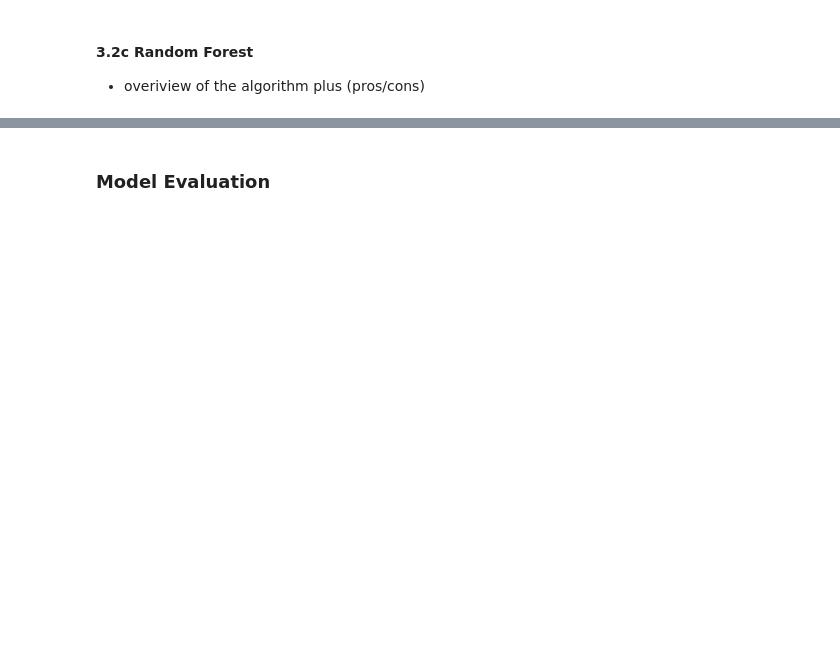
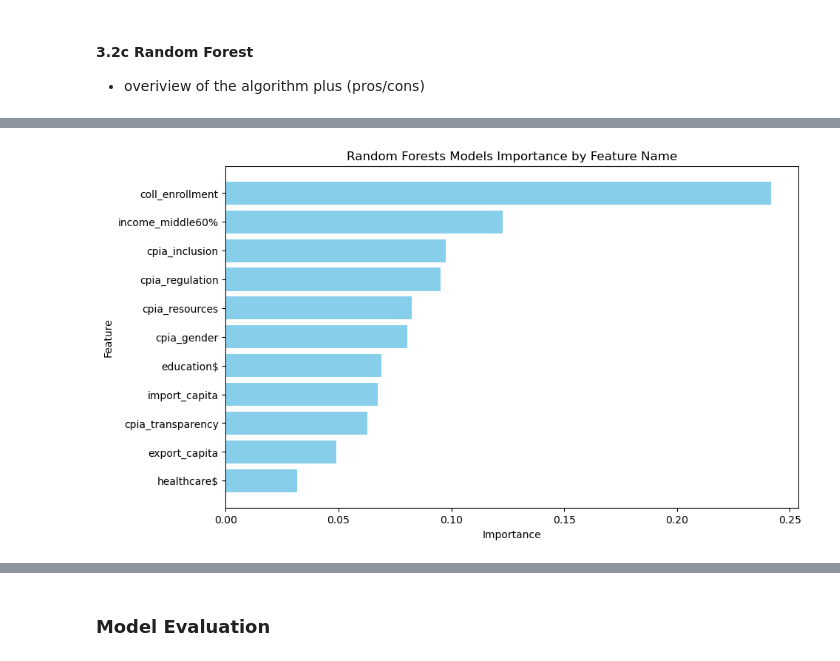
Before and after one commit to te-ex153/Projects, a Jupyter notebook: Country23.ipynb, the cells around one changed output, grey strips where cells are left out. Saved outputs shown, nothing was run; the diff lists cells and outputs as text; code cells hidden in the pictures; blank space fills up the shorter version.

```diff
--- a/Country23.ipynb
+++ b/Country23.ipynb
@@ -1011,0 +1163,32 @@ coef_df_sorted.head(10)
+# %%
+'''
+Importance of each feature
+'''
+### get best estimator
+best_model = grid3.best_params_
+
+### Initialize the Decision Tree with best params
+best_clf_rf = RandomForestClassifier(**best_model, random_state=21)
+
+### Train the model
+best_clf_rf.fit(X_train, y_train)
+
+### get feature importances
+feature_importances = best_clf_rf.feature_importances_    ### feature names was captured in previous study
+
+### Create a dataframe for better visualization
+importance_df2 = pd.DataFrame({'Feature': feature_names, 'Importance': feature_importances})
+importance_df2 = importance_df2.sort_values(by='Importance', ascending=False)
+
+### Creat a plot to show importance of each feature
+plt.figure(figsize=(10, 6))
+plt.barh(importance_df2['Feature'], importance_df2['Importance'], color='skyblue')
+plt.xlabel('Importance')
+plt.ylabel('Feature')
+plt.title('Random Forests Models Importance by Feature Name')
+
+### Display plot of feature importance
+plt.gca().invert_yaxis()
+plt.show()
+# %% [output]
+[figure, added]
```
Also changed, not shown: parts of 21 cells of this notebook.
